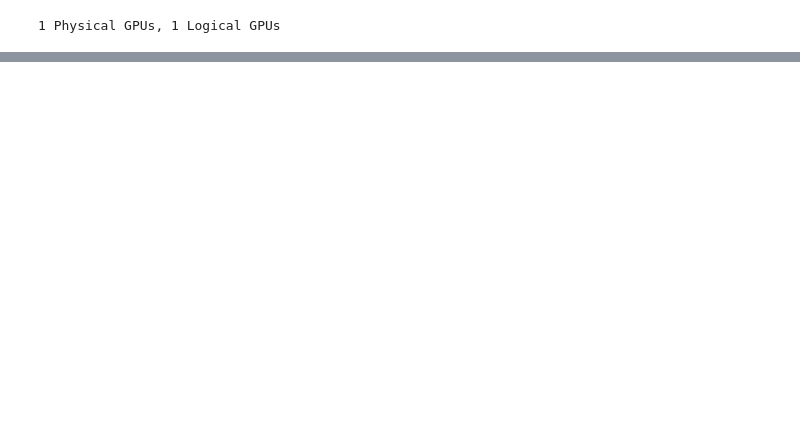
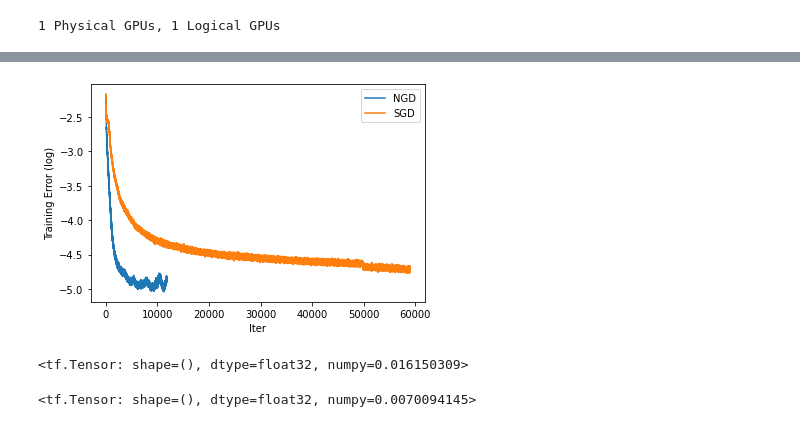
Before and after one commit to xuan-li/273A-Project, a Jupyter notebook: NGD.ipynb, the cells around one changed output, grey strips where cells are left out. Saved outputs shown, nothing was run; the diff lists cells and outputs as text; code cells hidden in the pictures; blank space fills up the shorter version.

```diff
--- a/NGD.ipynb
+++ b/NGD.ipynb
@@ -197,0 +193,17 @@ epoch: 9, loss_value: 0.01658797077834606
+# %%
+plt.plot(range(len(net1.training_error)), np.log(net1.training_error))
+plt.plot(range(len(net2.training_error)), np.log(net2.training_error))
+plt.legend(["NGD", "SGD"])
+plt.ylabel("Training Error (log)")
+plt.xlabel("Iter")
+plt.savefig("loss-iter.pdf", dpi=600, bbox_inches="tight")
+# %% [output]
+[figure, added]
+# %%
+net2.training_error[59 * 110]
+# %% [output]
+<tf.Tensor: shape=(), dtype=float32, numpy=0.016150309>
+# %%
+net1.training_error[59*110]
+# %% [output]
+<tf.Tensor: shape=(), dtype=float32, numpy=0.0070094145>
```
Also changed, not shown: parts of 11 cells of this notebook.
